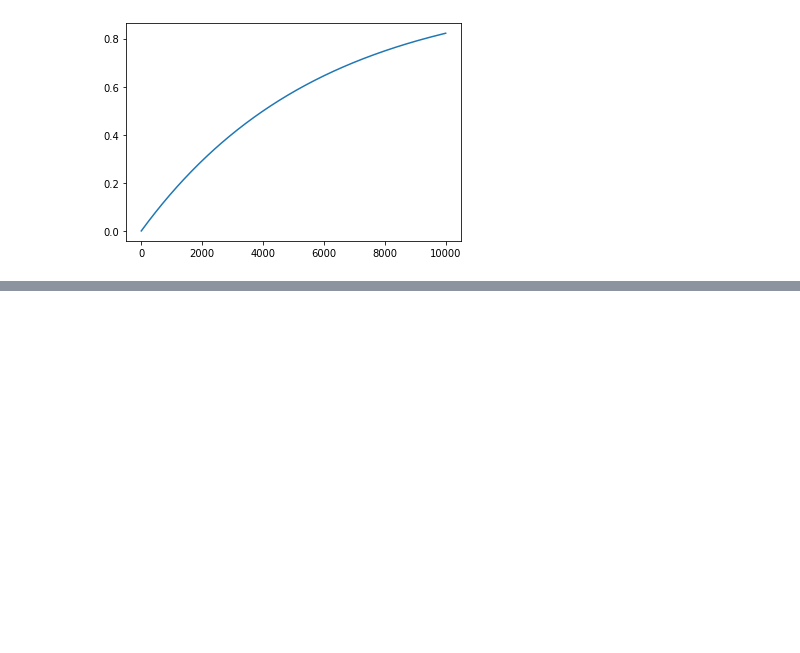
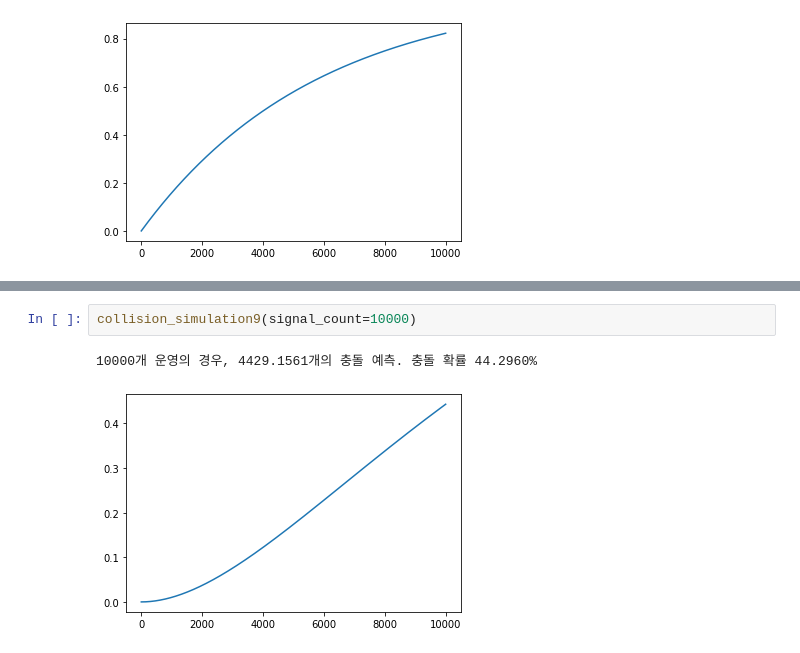
Before and after one commit to dolmani38/BLE-signal-collision-simulation, a Jupyter notebook: simulation_0626.ipynb, the cells around one changed output, grey strips where cells are left out. Saved outputs shown, nothing was run; the diff lists cells and outputs as text; blank space fills up the shorter version.

```diff
--- a/simulation_0626.ipynb
+++ b/simulation_0626.ipynb
@@ -320,0 +374,5 @@ collision_simulation3(signal_count=10000)
+# %%
+collision_simulation9(signal_count=10000)
+# %% [output]
+10000개 운영의 경우, 4429.1561개의 충돌 예측. 충돌 확률 44.2960%
+[figure, added]
```
Also changed, not shown: parts of 15 cells of this notebook.
